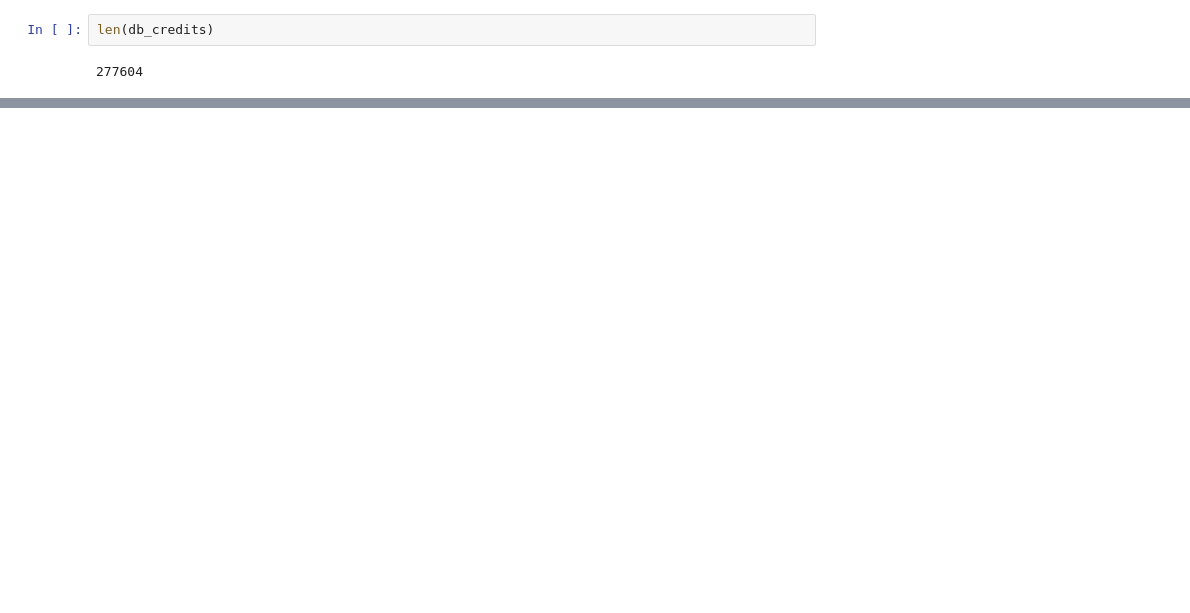
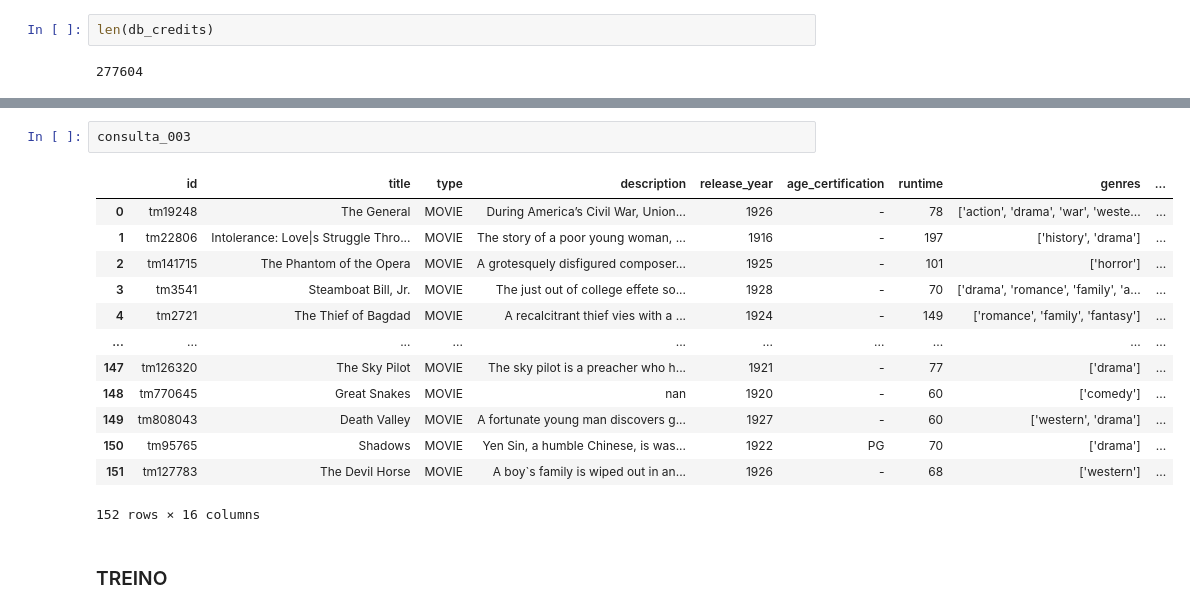
Before and after one commit to LVMRiba/MiniProjects, a Jupyter notebook: MiniProjects_3/Streaming.ipynb, the cells around one changed output, grey strips where cells are left out. Saved outputs shown, nothing was run; the diff lists cells and outputs as text; blank space fills up the shorter version.

```diff
--- a/MiniProjects_3/Streaming.ipynb
+++ b/MiniProjects_3/Streaming.ipynb
@@ -762,0 +785,18 @@ for genre in generos_unicos:
+# %%
+consulta_003
+# %% [output]
+|  | id | title | type | description | release_year | age_certification | runtime | genres | ... |
+| 0 | tm19248 | The General | MOVIE | During America’s Civil War, Union... | 1926 | - | 78 | ['action', 'drama', 'war', 'weste... | ... |
+| 1 | tm22806 | Intolerance: Love|s Struggle Thro... | MOVIE | The story of a poor young woman, ... | 1916 | - | 197 | ['history', 'drama'] | ... |
+| 2 | tm141715 | The Phantom of the Opera | MOVIE | A grotesquely disfigured composer... | 1925 | - | 101 | ['horror'] | ... |
+| 3 | tm3541 | Steamboat Bill, Jr. | MOVIE | The just out of college effete so... | 1928 | - | 70 | ['drama', 'romance', 'family', 'a... | ... |
+| 4 | tm2721 | The Thief of Bagdad | MOVIE | A recalcitrant thief vies with a ... | 1924 | - | 149 | ['romance', 'family', 'fantasy'] | ... |
+| ... | ... | ... | ... | ... | ... | ... | ... | ... | ... |
+| 147 | tm126320 | The Sky Pilot | MOVIE | The sky pilot is a preacher who h... | 1921 | - | 77 | ['drama'] | ... |
+| 148 | tm770645 | Great Snakes | MOVIE | nan | 1920 | - | 60 | ['comedy'] | ... |
+| 149 | tm808043 | Death Valley | MOVIE | A fortunate young man discovers g... | 1927 | - | 60 | ['western', 'drama'] | ... |
+| 150 | tm95765 | Shadows | MOVIE | Yen Sin, a humble Chinese, is was... | 1922 | PG | 70 | ['drama'] | ... |
+| 151 | tm127783 | The Devil Horse | MOVIE | A boy`s family is wiped out in an... | 1926 | - | 68 | ['western'] | ... |
+152 rows × 16 columns
+# %% [markdown]
+### TREINO
```
Also changed, not shown: parts of 63 cells of this notebook.
